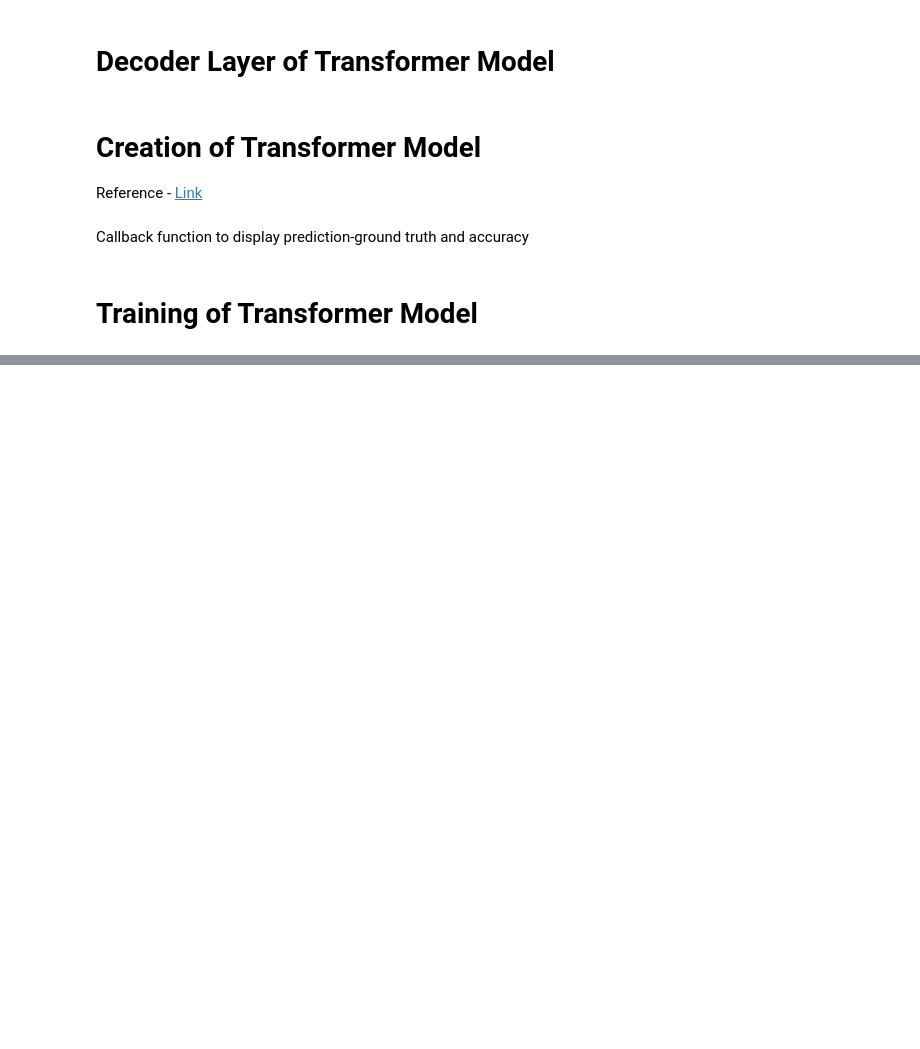
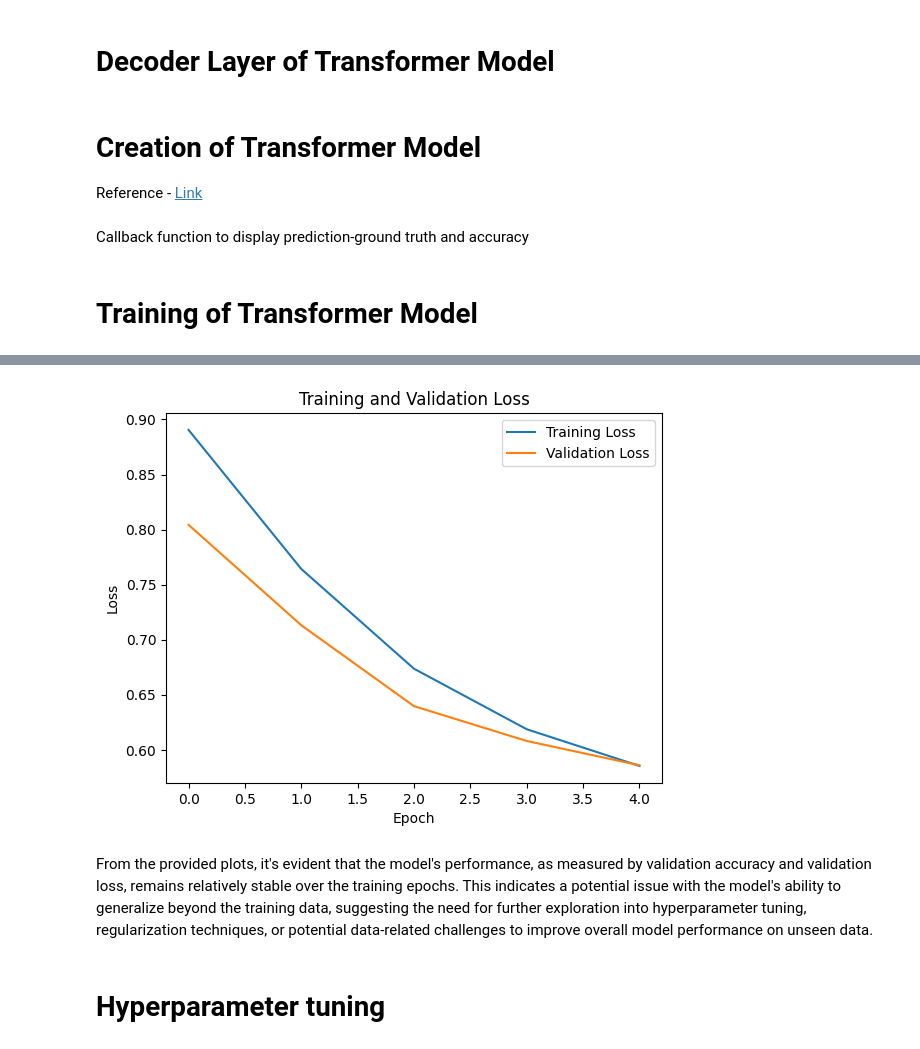
Before and after one commit to jaickeyminj/Building-a-Sign-Language-Model-, a Jupyter notebook: project-final.ipynb, the cells around one changed output, grey strips where cells are left out. Drawn from its saved outputs; the diff is of its cells as text; code cells hidden in the pictures; blank space fills up the shorter version.

```diff
--- a/project-final.ipynb
+++ b/project-final.ipynb
@@ -786,0 +787,19 @@ plt.show()
+# %%
+# Plot training loss
+plt.plot(history.history['loss'], label='Training Loss')
+# Plot validation loss
+plt.plot(history.history['val_loss'], label='Validation Loss')
+
+# Customize the plot
+plt.title('Training and Validation Loss')
+plt.xlabel('Epoch')
+plt.ylabel('Loss')
+plt.legend()
+plt.savefig('training_validation_loss_plot.png')
+plt.show()
+# %% [output]
+[figure, added]
+# %% [markdown]
+From the provided plots, it's evident that the model's performance, as measured by validation accuracy and validation loss, remains relatively stable over the training epochs. This indicates a potential issue with the model's ability to generalize beyond the training data, suggesting the need for further exploration into hyperparameter tuning, regularization techniques, or potential data-related challenges to improve overall model performance on unseen data.
+# %% [markdown]
+# Hyperparameter tuning
```
Also changed, not shown: parts of 10 cells of this notebook.
